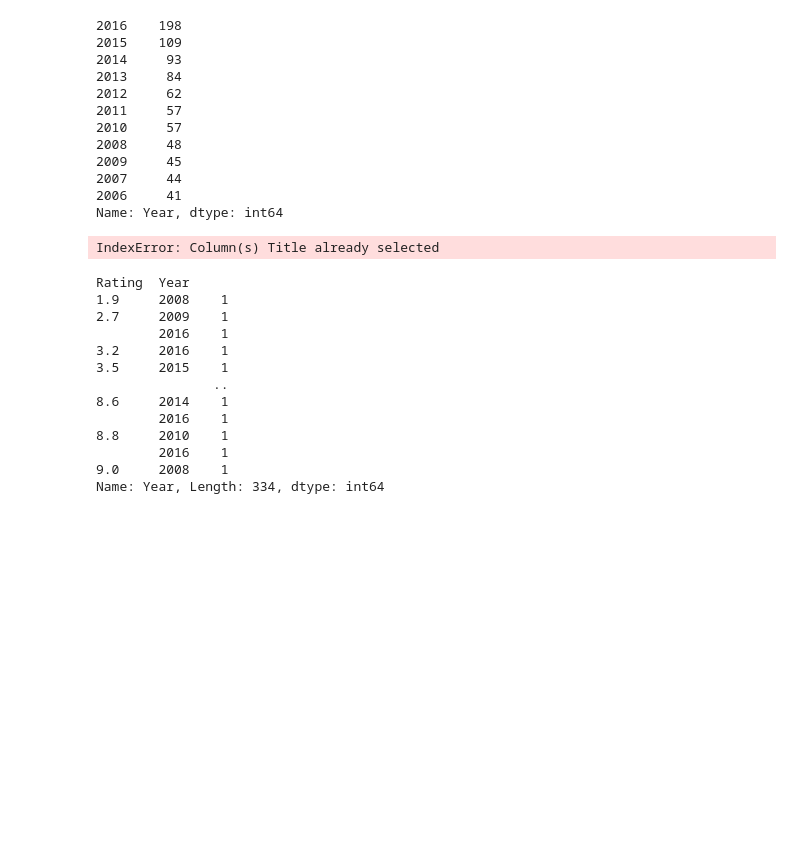
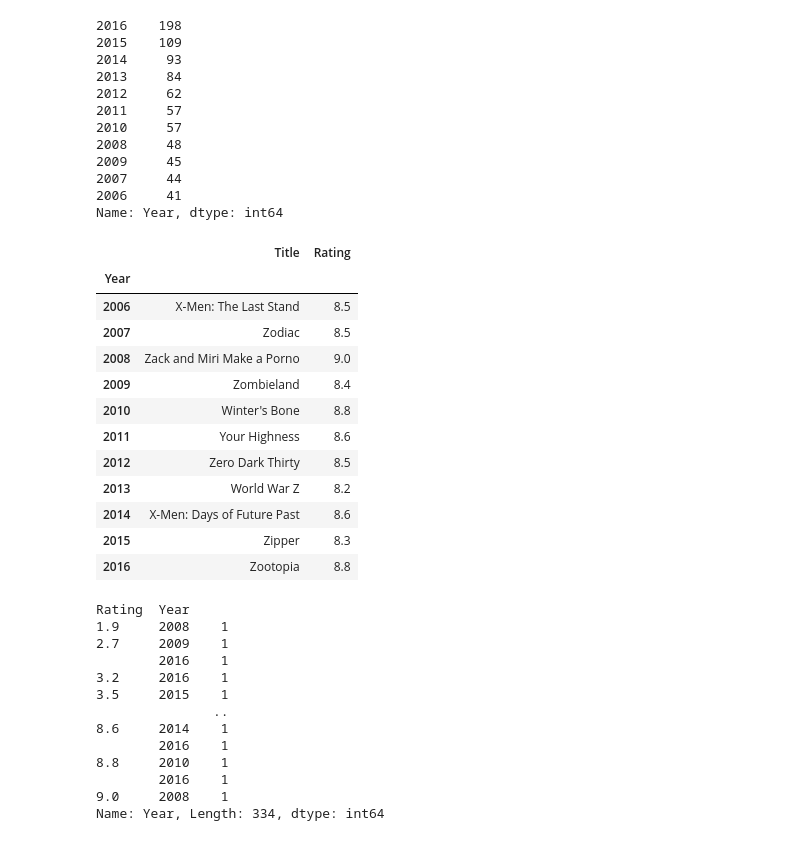
Before and after one commit to ChikaIs88/ISM415, a Jupyter notebook: Python Fundamentals.ipynb, the cells around one changed output. Saved outputs shown, nothing was run; the diff lists cells and outputs as text; code cells hidden in the pictures; blank space fills up the shorter version.

```diff
--- a/Python Fundamentals.ipynb
+++ b/Python Fundamentals.ipynb
@@ -204,7 +204,19 @@ import matplotlib.pyplot as plt
 # %%
-data.groupby('Year')['Title']['Revenue (Millions)'].max()
+data.groupby('Year')['Title','Rating'].max()
 # %% [output]
-IndexError: Column(s) Title already selected
+|  | Title | Rating |
+| Year |  |  |
+| 2006 | X-Men: The Last Stand | 8.5 |
+| 2007 | Zodiac | 8.5 |
+| 2008 | Zack and Miri Make a Porno | 9.0 |
+| 2009 | Zombieland | 8.4 |
+| 2010 | Winter's Bone | 8.8 |
+| 2011 | Your Highness | 8.6 |
+| 2012 | Zero Dark Thirty | 8.5 |
+| 2013 | World War Z | 8.2 |
+| 2014 | X-Men: Days of Future Past | 8.6 |
+| 2015 | Zipper | 8.3 |
+| 2016 | Zootopia | 8.8 |
 # %%
 ## 3. What year had the best rated movies?
 
```
Also changed, not shown: parts of 5 cells of this notebook, 6 other files.
